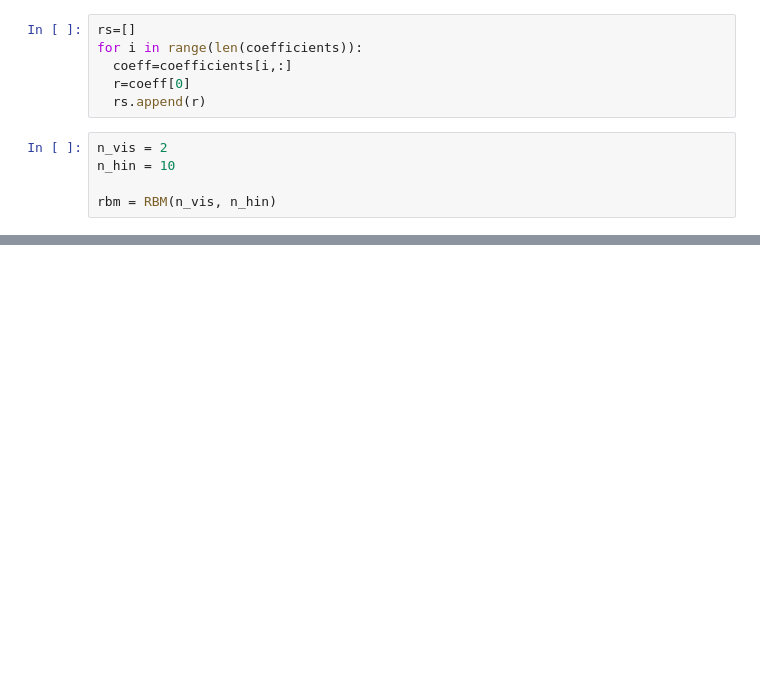
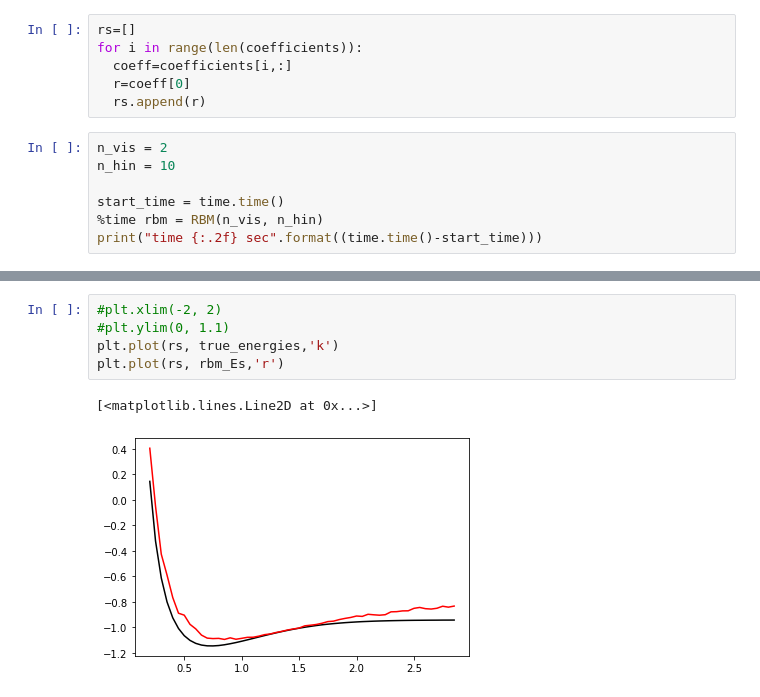
Before and after one commit to VGGatGitHub/CDL-2020-Cohort-Projects, a Jupyter notebook: Task1_v1.ipynb, the cells around one changed output, grey strips where cells are left out. Cells and saved outputs as stored; diff of their text form; blank space fills up the shorter version.

```diff
--- a/Task1_v1.ipynb
+++ b/Task1_v1.ipynb
@@ -106,4 +88,6 @@ for i in range(len(coefficients)):
 n_vis = 2
 n_hin = 10
 
-rbm = RBM(n_vis, n_hin)
+start_time = time.time()
+%time rbm = RBM(n_vis, n_hin)
+print("time {:.2f} sec".format((time.time()-start_time)))
@@ -194,0 +281,8 @@ plt.plot(rs, computed_Es,'r')
+# %%
+#plt.xlim(-2, 2)
+#plt.ylim(0, 1.1)
+plt.plot(rs, true_energies,'k')
+plt.plot(rs, rbm_Es,'r')
+# %% [output]
+[<matplotlib.lines.Line2D at 0x...>]
+[figure, added]
```
Also changed, not shown: parts of 16 cells of this notebook.
